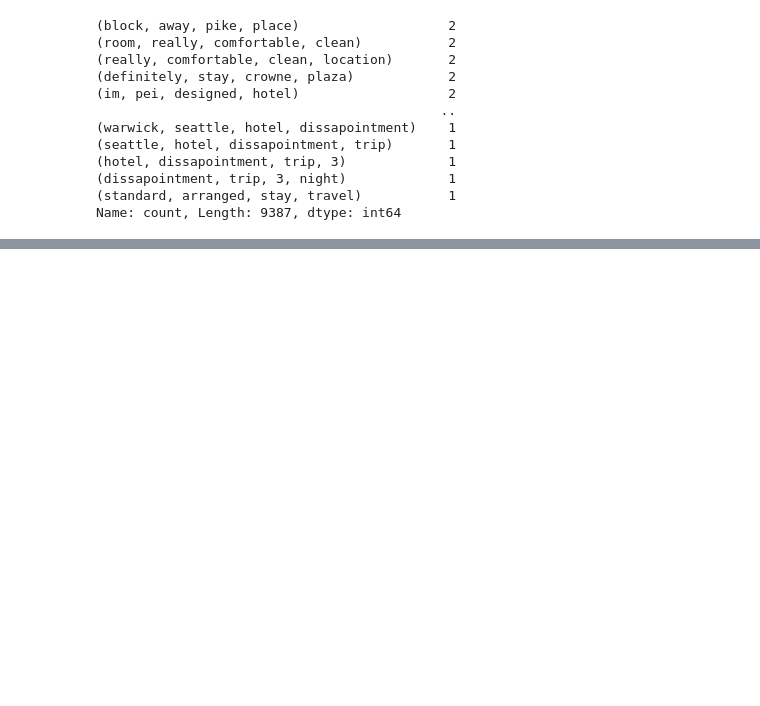
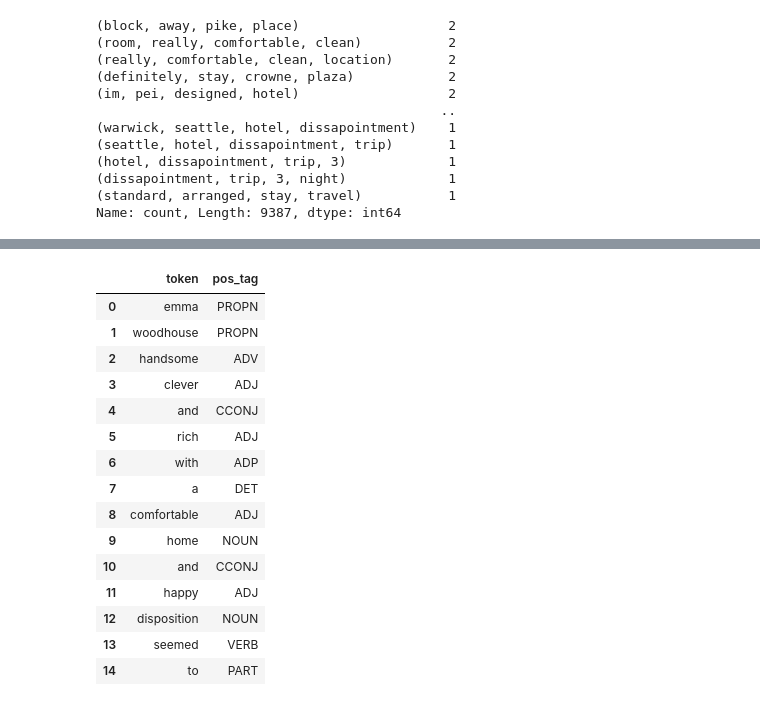
Before and after one commit to vivekptl9/Projects, a Jupyter notebook: NLP/NLP.ipynb, the cells around one changed output, grey strips where cells are left out. Cells and saved outputs as stored; diff of their text form; code cells hidden in the pictures; blank space fills up the shorter version.

```diff
--- a/NLP/NLP.ipynb
+++ b/NLP/NLP.ipynb
@@ -399,0 +412,2 @@ Text(0.5, 1.0, '10 most frequently occuring unigrams')
+# %%
+spacy_doc = nlp(emma_ja)
@@ -399,0 +416,26 @@ Text(0.5, 1.0, '10 most frequently occuring unigrams')
+# %%
+pos_list = []
+
+for token in spacy_doc:
+    pos_list.append({'token': token.text, 'pos_tag': token.pos_})
+# %%
+pos_df = pd.DataFrame(pos_list)
+# %%
+pos_df.head(15)
+# %% [output]
+|  | token | pos_tag |
+| 0 | emma | PROPN |
+| 1 | woodhouse | PROPN |
+| 2 | handsome | ADV |
+| 3 | clever | ADJ |
+| 4 | and | CCONJ |
+| 5 | rich | ADJ |
+| 6 | with | ADP |
+| 7 | a | DET |
+| 8 | comfortable | ADJ |
+| 9 | home | NOUN |
+| 10 | and | CCONJ |
+| 11 | happy | ADJ |
+| 12 | disposition | NOUN |
+| 13 | seemed | VERB |
+| 14 | to | PART |
```
Also changed, not shown: parts of 29 cells of this notebook, 1 other file.
